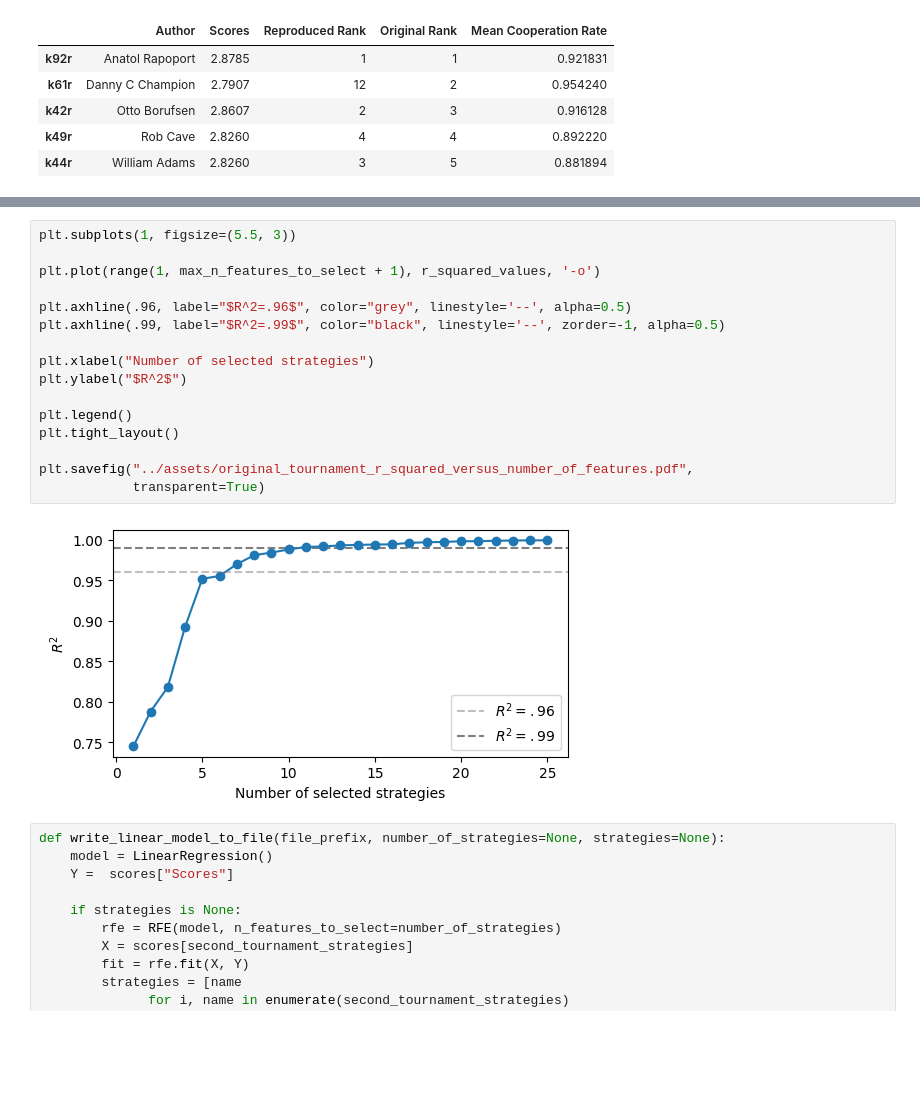
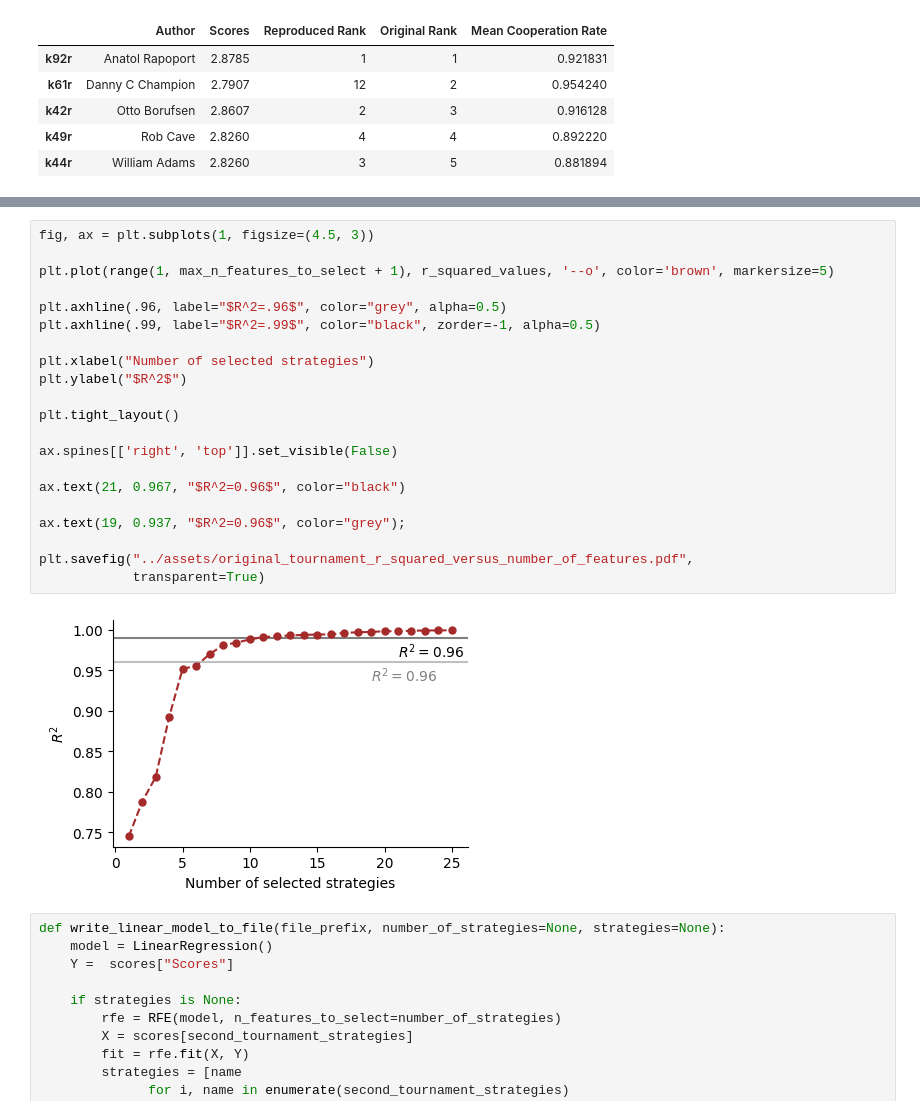
Before and after one commit to Axelrod-Python/revisiting-axelrod-second, a Jupyter notebook: src/Reproducing_tournament.ipynb, the cells around one changed output, grey strips where cells are left out. Saved outputs shown, nothing was run; the diff lists cells and outputs as text; blank space fills up the shorter version.

```diff
--- a/src/Reproducing_tournament.ipynb
+++ b/src/Reproducing_tournament.ipynb
@@ -612,21 +630,26 @@ for number_of_strategies in range(1, max_n_features_to_select + 1):
 # %%
-plt.subplots(1, figsize=(5.5, 3))
+fig, ax = plt.subplots(1, figsize=(4.5, 3))
 
-plt.plot(range(1, max_n_features_to_select + 1), r_squared_values, '-o')
+plt.plot(range(1, max_n_features_to_select + 1), r_squared_values, '--o', color='brown', markersize=5)
 
-plt.axhline(.96, label="$R^2=.96$", color="grey", linestyle='--', alpha=0.5)
-plt.axhline(.99, label="$R^2=.99$", color="black", linestyle='--', zorder=-1, alpha=0.5)
+plt.axhline(.96, label="$R^2=.96$", color="grey", alpha=0.5)
+plt.axhline(.99, label="$R^2=.99$", color="black", zorder=-1, alpha=0.5)
 
 plt.xlabel("Number of selected strategies")
 plt.ylabel("$R^2$")
 
-plt.legend()
 plt.tight_layout()
+
+ax.spines[['right', 'top']].set_visible(False)
+
+ax.text(21, 0.967, "$R^2=0.96$", color="black")
+
+ax.text(19, 0.937, "$R^2=0.96$", color="grey");
 
 plt.savefig("../assets/original_tournament_r_squared_versus_number_of_features.pdf",
             transparent=True)
 # %% [output]
-[figure, old version]
+[figure, new version]
 # %%
 def write_linear_model_to_file(file_prefix, number_of_strategies=None, strategies=None):
     model = LinearRegression()
```
Also changed, not shown: parts of 1 cell of this notebook, 9 other files.
